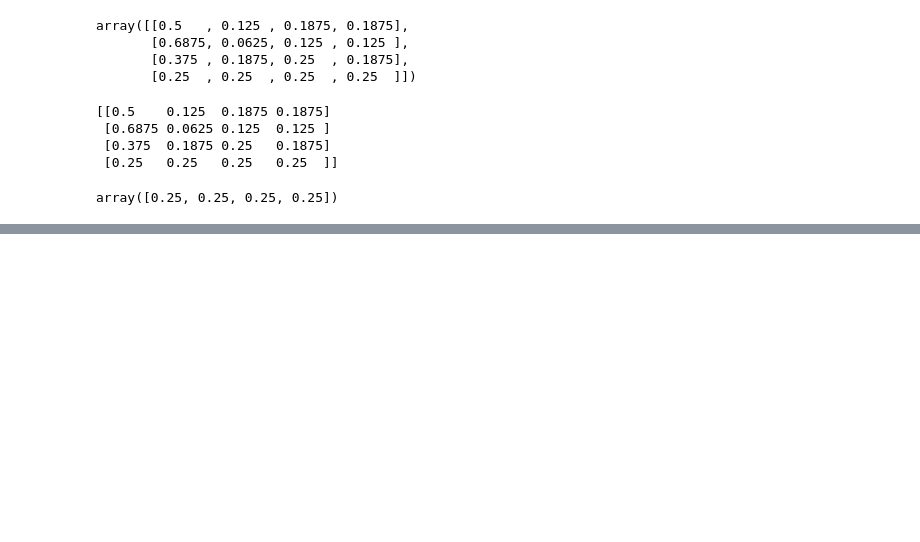
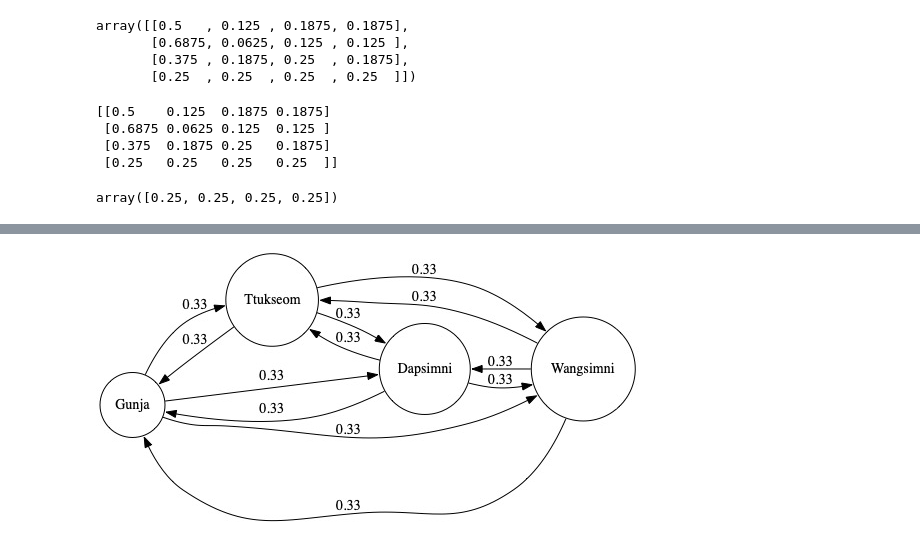
Before and after one commit to ardiantovn/markovchain, a Jupyter notebook: markovchain.ipynb, the cells around one changed output, grey strips where cells are left out. Cells and saved outputs as stored; diff of their text form; code cells hidden in the pictures; blank space fills up the shorter version.

```diff
--- a/markovchain.ipynb
+++ b/markovchain.ipynb
@@ -241,0 +251,30 @@ block_nodes(baseline_data(region_list), 'NYC', 'Seoul')
+# %%
+# clear previous  all generated files
+clear_all_generated_files()
+
+# declare matrix
+region_list = ['Ttukseom', 'Gunja', 'Wangsimni', 'Dapsimni']
+remove_self_flight = True
+df = baseline_data(region_list, remove_self_flight)
+
+print('BASELINE MATRIX ')
+print(df)
+base_img = create_graph_network(preprocess_data(df),colored=None)
+
+# block nodes
+node_1 = 'Wangsimni'
+node_2 = 'Dapsimni'
+df = block_nodes(df, node_1, node_2,remove_self_flight)
+print(f'\n BLOCKED MATRIX BETWEEN {node_1} AND {node_2}')
+print(df)
+
+# preprocess data
+df = preprocess_data(df)
+
+# render graph network
+colored_list = region_list
+for i in colored_list:
+    save_as = create_graph_network(df, i)
+
+# generate gif
+gif_img = generate_gif()
@@ -241,0 +295,4 @@ block_nodes(baseline_data(region_list), 'NYC', 'Seoul')
+# %%
+Image(base_img)
+# %% [output]
+[figure, added]
```
Also changed, not shown: parts of 5 cells of this notebook, 19 other files.
